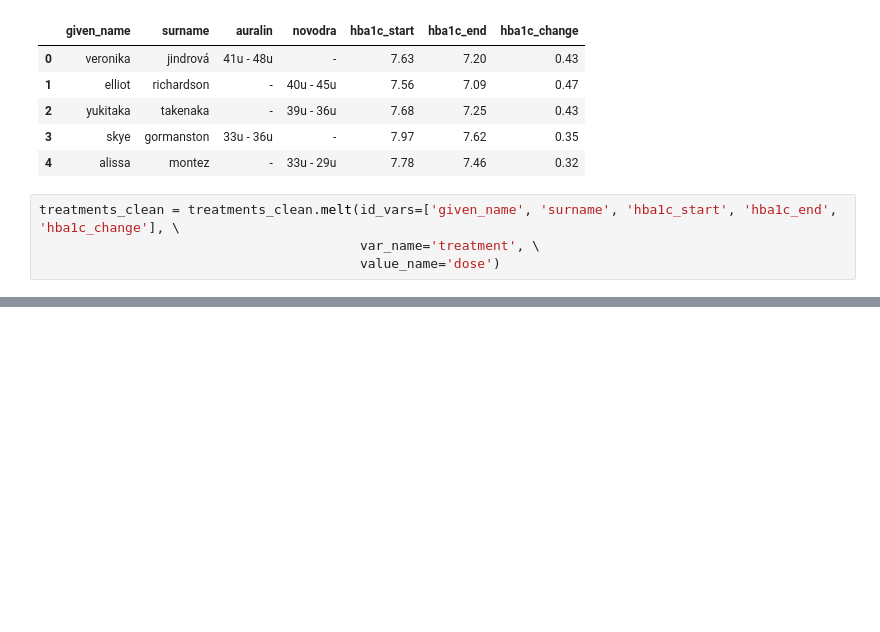
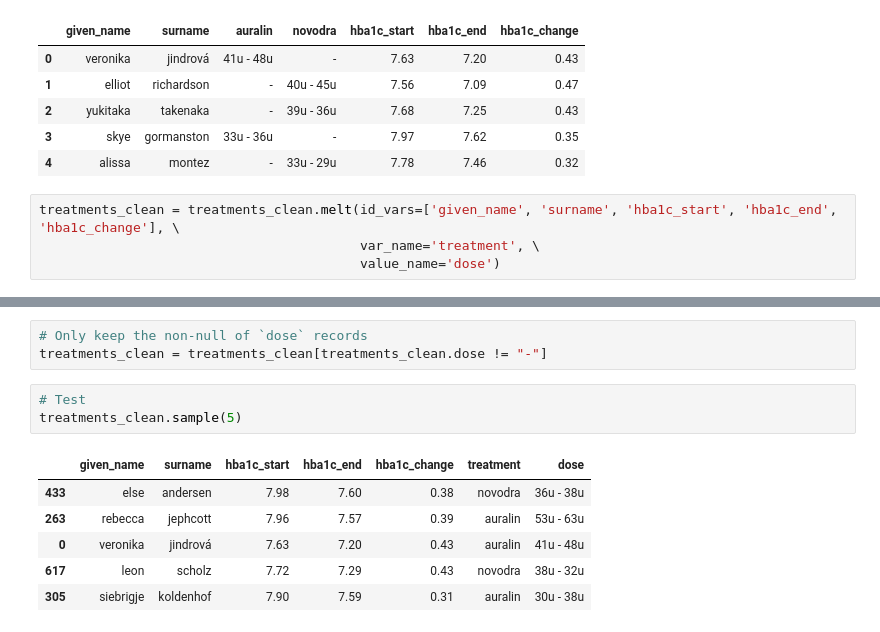
Before and after one commit to Alex-YuZ/diabetes_data-wrangling, a Jupyter notebook: auralin_data_wrangling.ipynb, the cells around one changed output, grey strips where cells are left out. Drawn from its saved outputs; the diff is of its cells as text; blank space fills up the shorter version.

```diff
--- a/auralin_data_wrangling.ipynb
+++ b/auralin_data_wrangling.ipynb
@@ -529,0 +547,13 @@ treatments_clean.shape
+# %%
+# Only keep the non-null of `dose` records
+treatments_clean = treatments_clean[treatments_clean.dose != "-"]
+# %%
+# Test
+treatments_clean.sample(5)
+# %% [output]
+|  | given_name | surname | hba1c_start | hba1c_end | hba1c_change | treatment | dose |
+| 433 | else | andersen | 7.98 | 7.60 | 0.38 | novodra | 36u - 38u |
+| 263 | rebecca | jephcott | 7.96 | 7.57 | 0.39 | auralin | 53u - 63u |
+| 0 | veronika | jindrová | 7.63 | 7.20 | 0.43 | auralin | 41u - 48u |
+| 617 | leon | scholz | 7.72 | 7.29 | 0.43 | novodra | 38u - 32u |
+| 305 | siebrigje | koldenhof | 7.90 | 7.59 | 0.31 | auralin | 30u - 38u |
```
Also changed, not shown: parts of 20 cells of this notebook.
